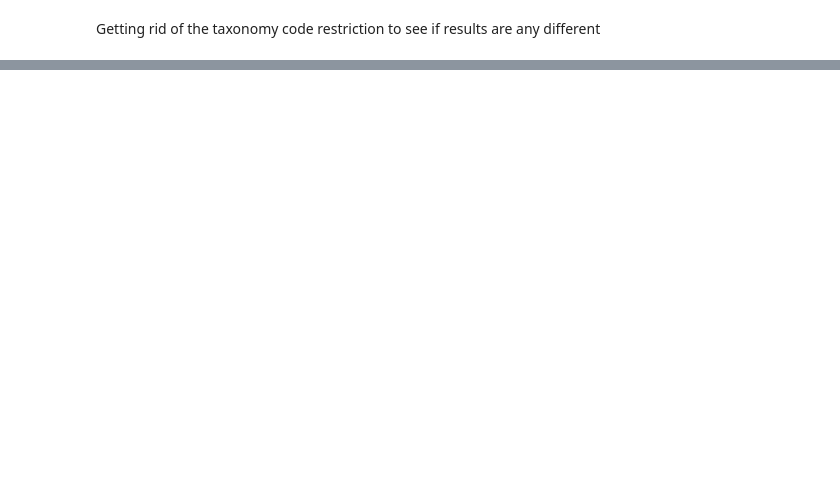
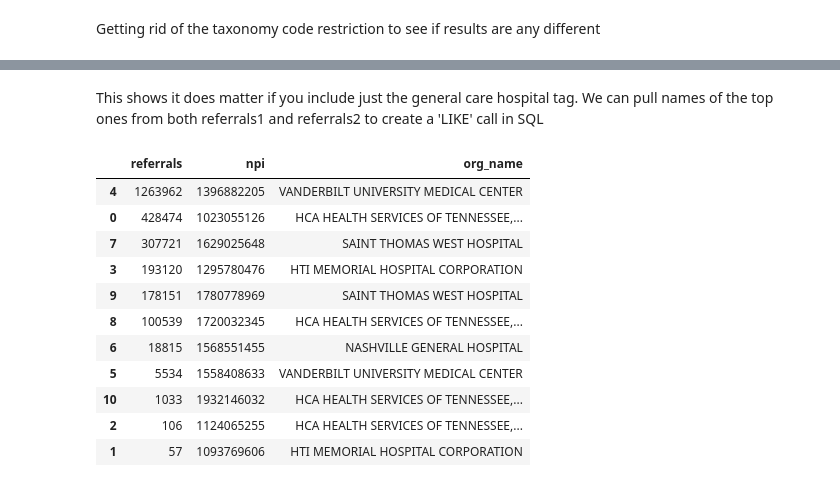
Before and after one commit to nss-data-science-cohort-4/hcbb_hop_team-aac_dog_moms, a Jupyter notebook: data_az_nash_hospitals.ipynb, the cells around one changed output, grey strips where cells are left out. Saved outputs shown, nothing was run; the diff lists cells and outputs as text; code cells hidden in the pictures; blank space fills up the shorter version.

```diff
--- a/data_az_nash_hospitals.ipynb
+++ b/data_az_nash_hospitals.ipynb
@@ -169,0 +183,17 @@ df
+# %% [markdown]
+This shows it does matter if you include just the general care hospital tag. We can pull names of the top ones from both referrals1 and referrals2 to create a 'LIKE' call in SQL
+# %%
+referrals1
+# %% [output]
+|  | referrals | npi | org_name |
+| 4 | 1263962 | 1396882205 | VANDERBILT UNIVERSITY MEDICAL CENTER |
+| 0 | 428474 | 1023055126 | HCA HEALTH SERVICES OF TENNESSEE,... |
+| 7 | 307721 | 1629025648 | SAINT THOMAS WEST HOSPITAL |
+| 3 | 193120 | 1295780476 | HTI MEMORIAL HOSPITAL CORPORATION |
+| 9 | 178151 | 1780778969 | SAINT THOMAS WEST HOSPITAL |
+| 8 | 100539 | 1720032345 | HCA HEALTH SERVICES OF TENNESSEE,... |
+| 6 | 18815 | 1568551455 | NASHVILLE GENERAL HOSPITAL |
+| 5 | 5534 | 1558408633 | VANDERBILT UNIVERSITY MEDICAL CENTER |
+| 10 | 1033 | 1932146032 | HCA HEALTH SERVICES OF TENNESSEE,... |
+| 2 | 106 | 1124065255 | HCA HEALTH SERVICES OF TENNESSEE,... |
+| 1 | 57 | 1093769606 | HTI MEMORIAL HOSPITAL CORPORATION |
```
Also changed, not shown: parts of 16 cells of this notebook.
